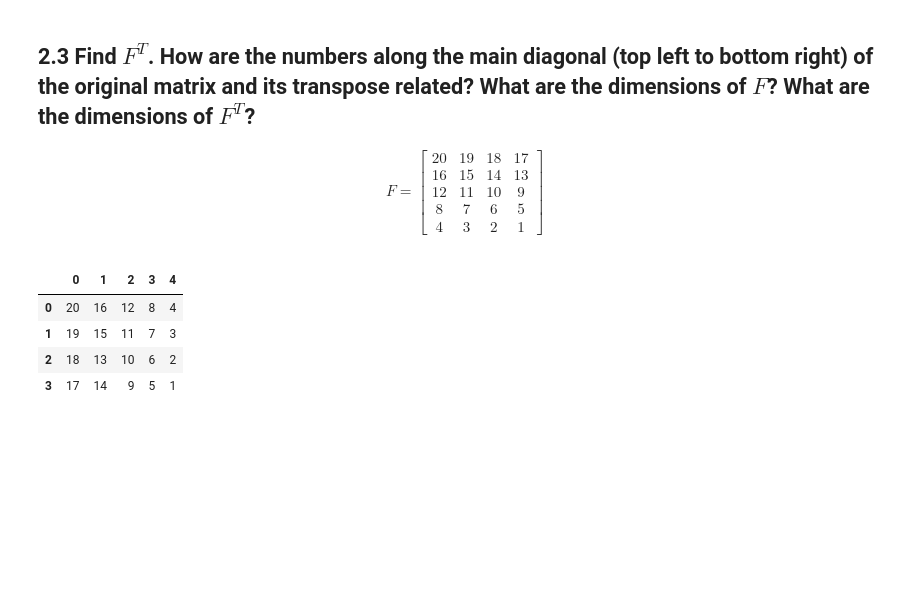
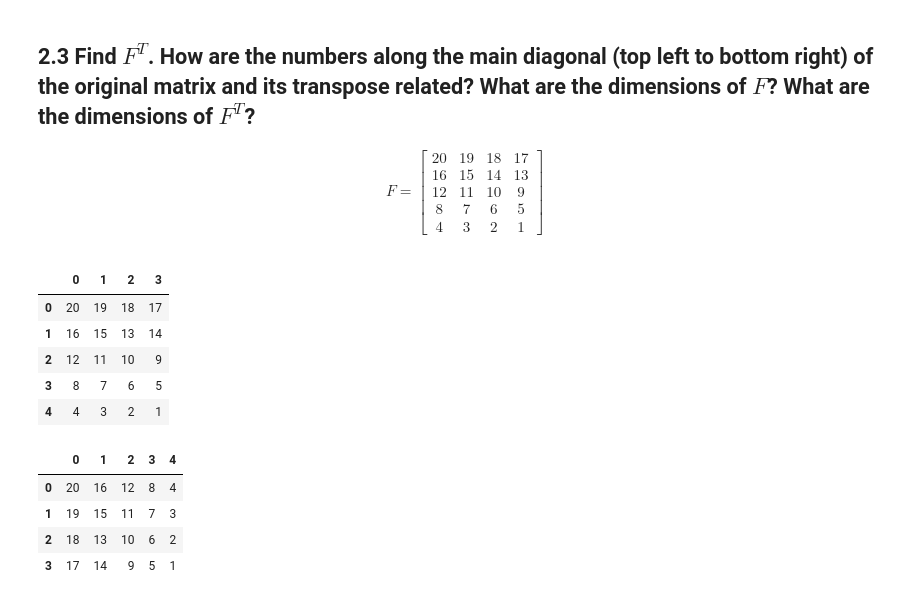
Before and after one commit to raklives/DS-Unit-1-Sprint-3-Linear-Algebra, a Jupyter notebook: module1-vectors-and-matrices/LS_DS_131_Vectors_and_Matrices_Assignment.ipynb, the cells around one changed output. Saved outputs shown, nothing was run; the diff lists cells and outputs as text; code cells hidden in the pictures; blank space fills up the shorter version.

```diff
--- a/module1-vectors-and-matrices/LS_DS_131_Vectors_and_Matrices_Assignment.ipynb
+++ b/module1-vectors-and-matrices/LS_DS_131_Vectors_and_Matrices_Assignment.ipynb
@@ -489,3 +489,11 @@ F =
 # %%
 # assing and convert to arrays
 F = np.array([[20,19,18,17], [16,15,13,14], [12,11,10,9], [8,7,6,5], [4,3,2,1]])
+pd.DataFrame(F)
+# %% [output]
+|  | 0 | 1 | 2 | 3 |
+| 0 | 20 | 19 | 18 | 17 |
+| 1 | 16 | 15 | 13 | 14 |
+| 2 | 12 | 11 | 10 | 9 |
+| 3 | 8 | 7 | 6 | 5 |
+| 4 | 4 | 3 | 2 | 1 |
```
Also changed, not shown: parts of 5 cells of this notebook.
